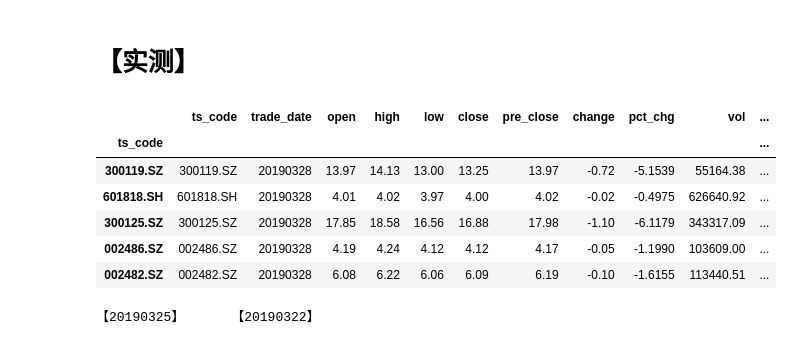
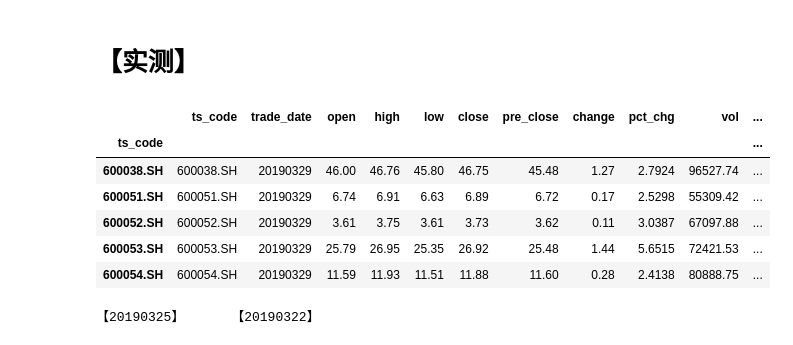
Before and after one commit to xn6o6x/A-SHARE, a Jupyter notebook: A股实测封装.ipynb, the cells around one changed output. Drawn from its saved outputs; the diff is of its cells as text; code cells hidden in the pictures.

```diff
--- a/A股实测封装.ipynb
+++ b/A股实测封装.ipynb
@@ -487,13 +543,14 @@ def Nplotly_ohlc(code, date=get_date(), period=300, N=2):
 # %% [markdown]
 # 【实测】
 # %%
-get_allNdays()[0].head()
+oneday = get_allNdays()
+oneday[0].head()
 # %% [output]
 |  | ts_code | trade_date | open | high | low | close | pre_close | change | pct_chg | vol | ... |
 | ts_code |  |  |  |  |  |  |  |  |  |  | ... |
-| 300119.SZ | 300119.SZ | 20190328 | 13.97 | 14.13 | 13.00 | 13.25 | 13.97 | -0.72 | -5.1539 | 55164.38 | ... |
-| 601818.SH | 601818.SH | 20190328 | 4.01 | 4.02 | 3.97 | 4.00 | 4.02 | -0.02 | -0.4975 | 626640.92 | ... |
-| 300125.SZ | 300125.SZ | 20190328 | 17.85 | 18.58 | 16.56 | 16.88 | 17.98 | -1.10 | -6.1179 | 343317.09 | ... |
-| 002486.SZ | 002486.SZ | 20190328 | 4.19 | 4.24 | 4.12 | 4.12 | 4.17 | -0.05 | -1.1990 | 103609.00 | ... |
-| 002482.SZ | 002482.SZ | 20190328 | 6.08 | 6.22 | 6.06 | 6.09 | 6.19 | -0.10 | -1.6155 | 113440.51 | ... |
+| 600038.SH | 600038.SH | 20190329 | 46.00 | 46.76 | 45.80 | 46.75 | 45.48 | 1.27 | 2.7924 | 96527.74 | ... |
+| 600051.SH | 600051.SH | 20190329 | 6.74 | 6.91 | 6.63 | 6.89 | 6.72 | 0.17 | 2.5298 | 55309.42 | ... |
+| 600052.SH | 600052.SH | 20190329 | 3.61 | 3.75 | 3.61 | 3.73 | 3.62 | 0.11 | 3.0387 | 67097.88 | ... |
+| 600053.SH | 600053.SH | 20190329 | 25.79 | 26.95 | 25.35 | 26.92 | 25.48 | 1.44 | 5.6515 | 72421.53 | ... |
+| 600054.SH | 600054.SH | 20190329 | 11.59 | 11.93 | 11.51 | 11.88 | 11.60 | 0.28 | 2.4138 | 80888.75 | ... |
 # %%
```
Also changed, not shown: parts of 40 cells of this notebook, 1 other file.
